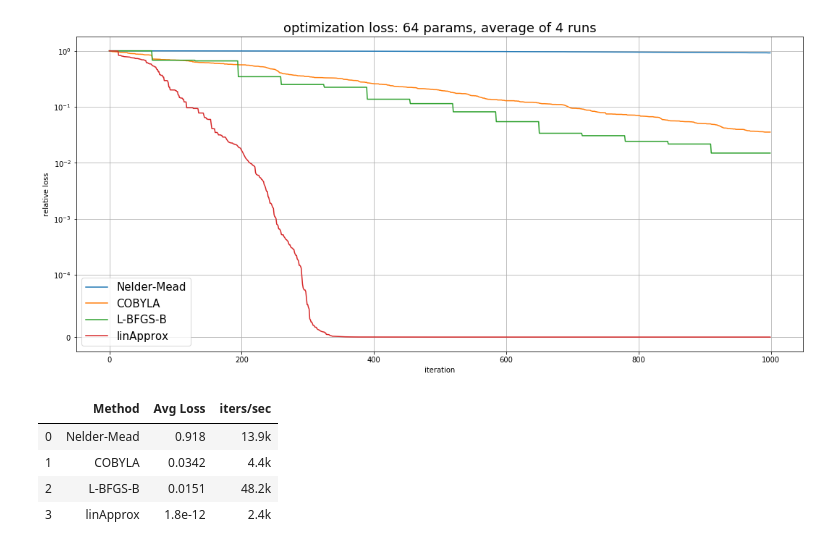
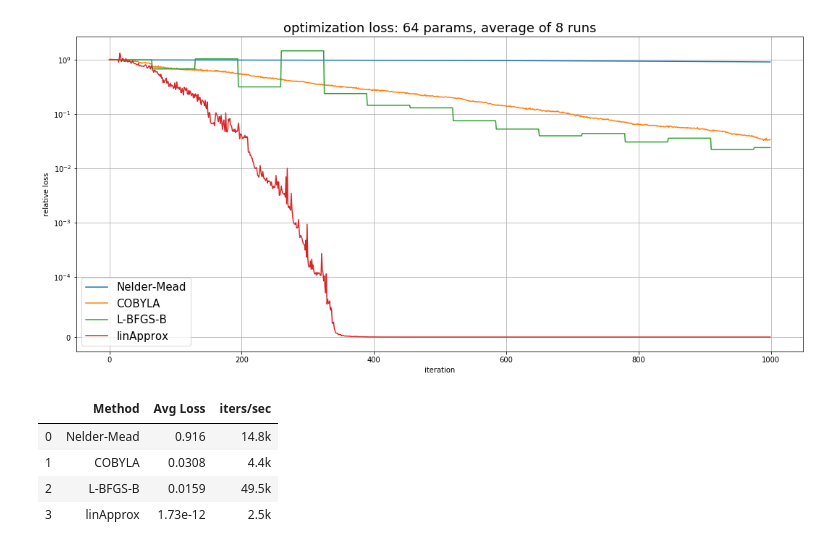
Before and after one commit to svantana/research, a Jupyter notebook: blackboxInverseSearch.ipynb, the cells around one changed output. Drawn from its saved outputs; the diff is of its cells as text; code cells hidden in the pictures.

```diff
--- a/blackboxInverseSearch.ipynb
+++ b/blackboxInverseSearch.ipynb
@@ -80,7 +80,7 @@ from matplotlib.colors import hsv_to_rgb
 methods = ['Nelder-Mead', 'COBYLA', 'L-BFGS-B', 'linApprox']
 methStats = np.zeros([len(methods),3])
 
-numReps = 4
+numReps = 8
 avgLossMat = np.zeros((maxNumIters,len(methods)))
 
 for rep in range(numReps):
@@ -91,37 +91,37 @@ for rep in range(numReps):
         if methodName=='linApprox':
             res = linApprox_search(xStart, yTarget, maxNumIters)
         else:
             opts = {'maxiter':maxNumIters, 'disp':False}
             res = scipy.optimize.minimize(blackboxLoss, xStart, method=methodName, options=opts)
 
         assert(lossCount>=maxNumIters)
-        avgLossMat[:,mInd] += np.minimum.accumulate(lossList) # it's fair to count the best iteration *yet*
+        avgLossMat[:,mInd] += lossList
         methStats[mInd,0] += lossCount
         methStats[mInd,1] += (time.perf_counter()-T0)
         methStats[mInd,2] += np.min(lossList)/lossList[0]
 
 ax=plt.figure(figsize=(18, 8));
 _=plt.plot(avgLossMat/avgLossMat[0,0])
 plt.rcParams.update({'font.size': 15})
 #plt.xscale('symlog', linthreshx=100)
 plt.yscale('symlog', linthreshy=1e-4)
 plt.title("optimization loss: %d params, average of %d runs" % (dimX, numReps))
 plt.xlabel('iteration')
 plt.ylabel('relative loss')
 plt.grid(True)
 plt.legend(methods)
 plt.show()
 
 tabData = []
 for ind, meth in enumerate(methods):
     tabData.append([meth, "%.3g" % (methStats[ind,2]/numReps), "%.1fk" % (1e-3*methStats[ind,0]/methStats[ind,1]) ])
 
 import pandas as pd
 pd.DataFrame(tabData, columns=["Method", "Avg Loss", "iters/sec"])
 # %% [output]
-[figure, old version]
+[figure, new version]
 |  | Method | Avg Loss | iters/sec |
-| 0 | Nelder-Mead | 0.918 | 13.9k |
-| 1 | COBYLA | 0.0342 | 4.4k |
-| 2 | L-BFGS-B | 0.0151 | 48.2k |
-| 3 | linApprox | 1.8e-12 | 2.4k |
+| 0 | Nelder-Mead | 0.916 | 14.8k |
+| 1 | COBYLA | 0.0308 | 4.4k |
+| 2 | L-BFGS-B | 0.0159 | 49.5k |
+| 3 | linApprox | 1.73e-12 | 2.5k |
```
